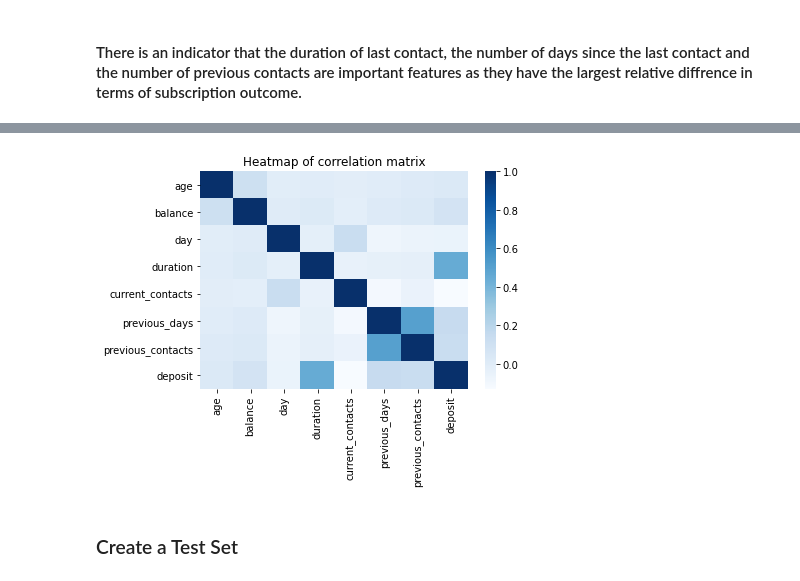
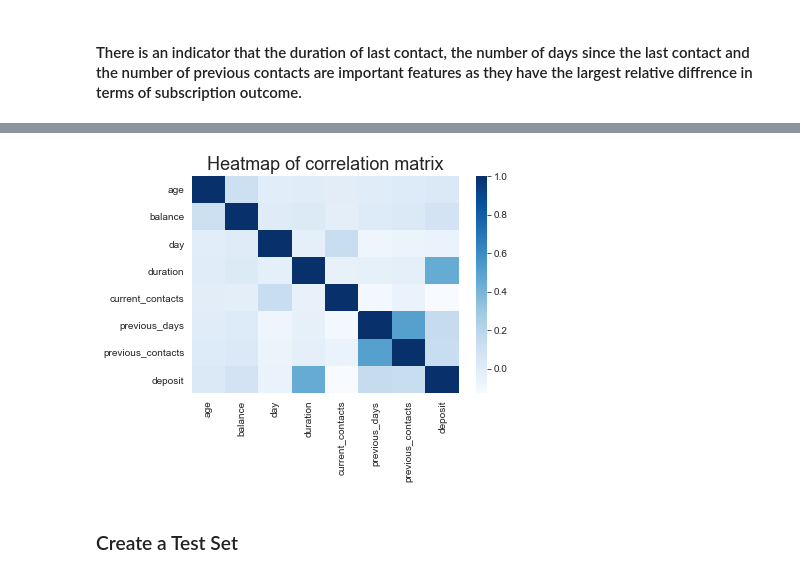
Before and after one commit to Solihin-k/bank_marketing, a Jupyter notebook: Bank_Marketing_Strategy.ipynb, the cells around one changed output, grey strips where cells are left out. Drawn from its saved outputs; the diff is of its cells as text; code cells hidden in the pictures.

```diff
--- a/Bank_Marketing_Strategy.ipynb
+++ b/Bank_Marketing_Strategy.ipynb
@@ -24,6 +24,7 @@ import pandas as pd
 import matplotlib.pyplot as plt
 import seaborn as sns
 %matplotlib inline
+sns.set_style('whitegrid')
 # %% [markdown]
 ### Load Data
 # %%
@@ -163,25 +164,25 @@ subscription_summary.std()
 # %%
 # correlation matrix
 corr = full_dataset.corr()
 sns.heatmap(corr,
            xticklabels = corr.columns.values,
            yticklabels = corr.columns.values,
            cmap = 'Blues')
 
-plt.title('Heatmap of correlation matrix')
+plt.title('Heatmap of correlation matrix', fontsize = 18)
 
 corr
 # %% [output]
 |  | age | balance | day | duration | current_contacts | previous_days | previous_contacts | deposit |
 | age | 1.000000 | 0.112300 | -0.000762 | 0.000189 | -0.005278 | 0.002774 | 0.020169 | 0.034901 |
 | balance | 0.112300 | 1.000000 | 0.010467 | 0.022436 | -0.013894 | 0.017411 | 0.030805 | 0.081129 |
 | day | -0.000762 | 0.010467 | 1.000000 | -0.018511 | 0.137007 | -0.077232 | -0.058981 | -0.056326 |
 | duration | 0.000189 | 0.022436 | -0.018511 | 1.000000 | -0.041557 | -0.027392 | -0.026716 | 0.451919 |
 | current_contacts | -0.005278 | -0.013894 | 0.137007 | -0.041557 | 1.000000 | -0.102726 | -0.049699 | -0.128081 |
 | previous_days | 0.002774 | 0.017411 | -0.077232 | -0.027392 | -0.102726 | 1.000000 | 0.507272 | 0.151593 |
 | previous_contacts | 0.020169 | 0.030805 | -0.058981 | -0.026716 | -0.049699 | 0.507272 | 1.000000 | 0.139867 |
 | deposit | 0.034901 | 0.081129 | -0.056326 | 0.451919 | -0.128081 | 0.151593 | 0.139867 | 1.000000 |
-[figure, old version]
+[figure, new version]
 # %% [markdown]
 ### Create a Test Set
 # %%
```
Also changed, not shown: parts of 38 cells of this notebook.
